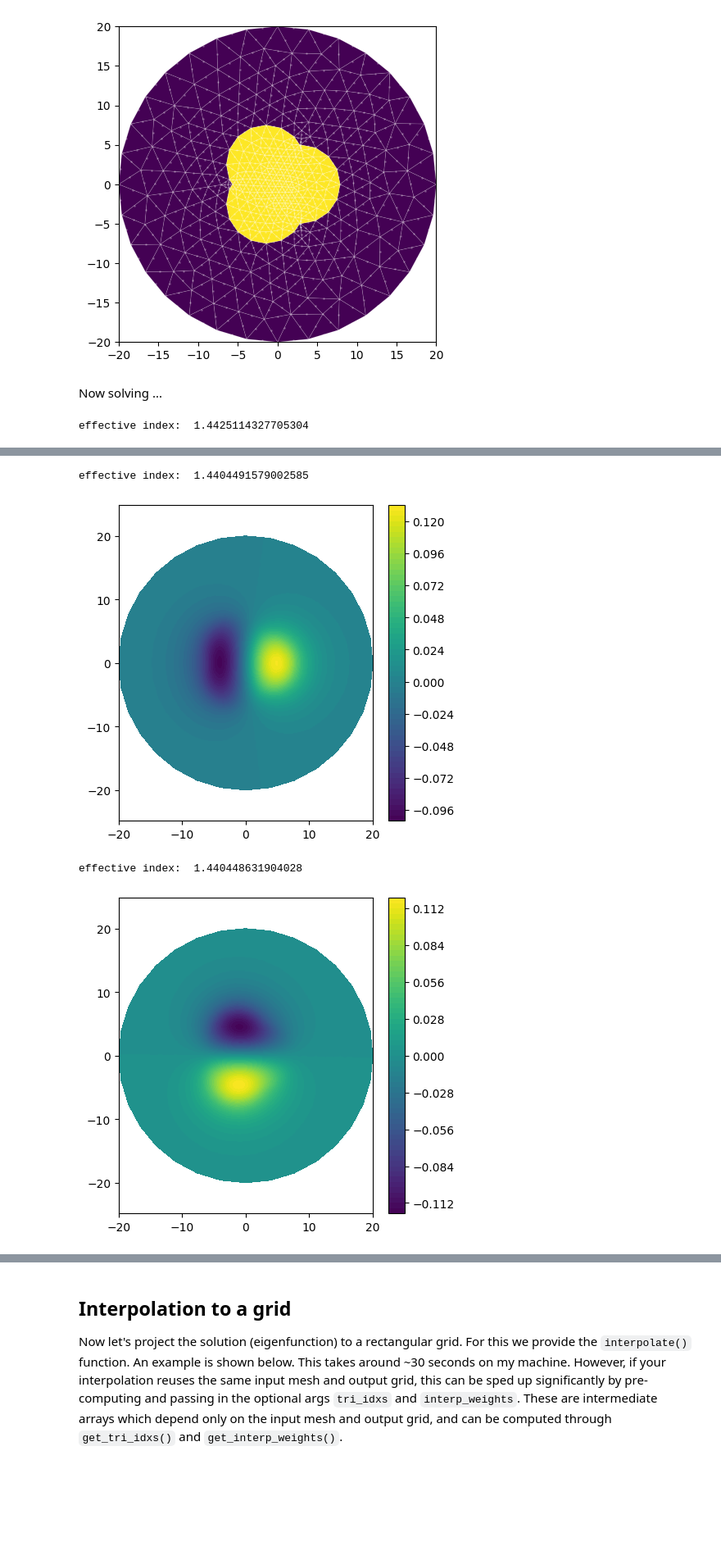
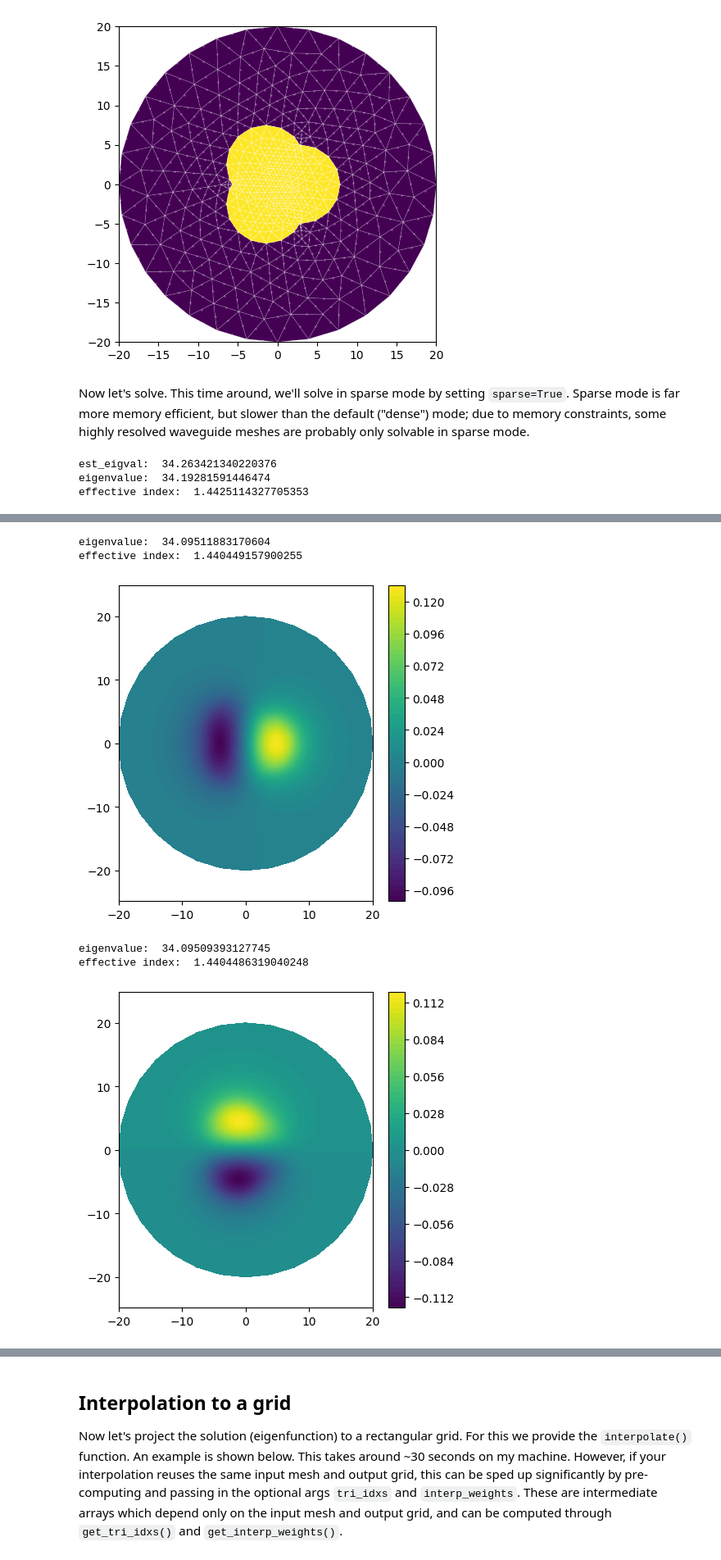
Before and after one commit to SAIL-Labs/wavesolve, a Jupyter notebook: getting-started.ipynb, the cells around one changed output, grey strips where cells are left out. Shown at 82% size. Drawn from its saved outputs; the diff is of its cells as text; code cells hidden in the pictures; blank space fills up the shorter version.

Commit message:
sparse mode working again, and much faster too
also some notebook/docstring edits

```diff
--- a/getting-started.ipynb
+++ b/getting-started.ipynb
@@ -106,14 +111,18 @@ IOR_dict = {'cladding': 1.444,'jacket':1.444-5.5e-3}
 mesher.plot_mesh(PL,IOR_dict)
 # %% [output]
 [figure]
-# %% [markdown]
-Now solving ...
+# %% [markdown]
+Now let's solve. This time around, we'll solve in sparse mode by setting `sparse=True`. Sparse mode is far more memory efficient, but slower than the default ("dense") mode; due to memory constraints, some highly resolved waveguide meshes are probably only solvable in sparse mode.
 # %%
-w,v,N = solve_waveguide(PL,wavelength,IOR_dict,plot=True)
+w,v,N = solve_waveguide(PL,wavelength,IOR_dict,plot=True,sparse=True)
 # %% [output]
-effective index:  1.4425114327705304
+est_eigval:  34.263421340220376
+eigenvalue:  34.19281591446474
+effective index:  1.4425114327705353
 [figure]
-effective index:  1.4404491579002585
+eigenvalue:  34.09511883170604
+effective index:  1.440449157900255
 [figure]
-effective index:  1.440448631904028
+eigenvalue:  34.09509393127745
+effective index:  1.4404486319040248
-[figure, old version]
+[figure, new version]
```
Also changed, not shown: parts of 3 cells of this notebook, 1 other file.
